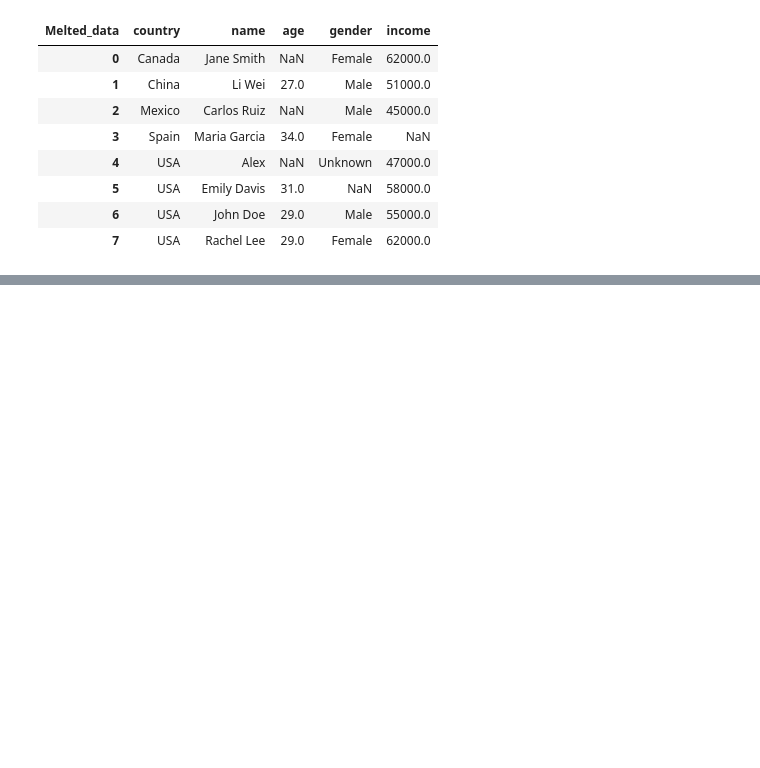
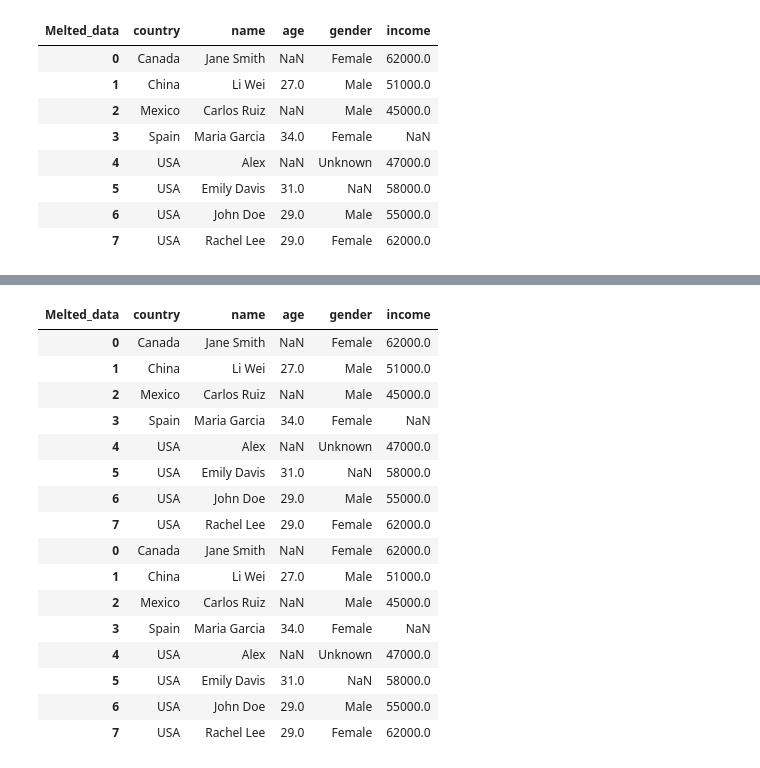
Before and after one commit to aneesi6247-lgtm/About-Data, a Jupyter notebook: Pandas_Tutorial.ipynb, the cells around one changed output, grey strips where cells are left out. Saved outputs shown, nothing was run; the diff lists cells and outputs as text; code cells hidden in the pictures; blank space fills up the shorter version.

```diff
--- a/Pandas_Tutorial.ipynb
+++ b/Pandas_Tutorial.ipynb
@@ -400,0 +438,25 @@ original
+# %%
+
+            # Data Concatenation
+
+# stacking the data fromes on top of each other (rows) or side by side (coloumns)
+
+pd.concat([original, original]) # row wise concatenation
+# %% [output]
+| Melted_data | country | name | age | gender | income |
+| 0 | Canada | Jane Smith | NaN | Female | 62000.0 |
+| 1 | China | Li Wei | 27.0 | Male | 51000.0 |
+| 2 | Mexico | Carlos Ruiz | NaN | Male | 45000.0 |
+| 3 | Spain | Maria Garcia | 34.0 | Female | NaN |
+| 4 | USA | Alex | NaN | Unknown | 47000.0 |
+| 5 | USA | Emily Davis | 31.0 | NaN | 58000.0 |
+| 6 | USA | John Doe | 29.0 | Male | 55000.0 |
+| 7 | USA | Rachel Lee | 29.0 | Female | 62000.0 |
+| 0 | Canada | Jane Smith | NaN | Female | 62000.0 |
+| 1 | China | Li Wei | 27.0 | Male | 51000.0 |
+| 2 | Mexico | Carlos Ruiz | NaN | Male | 45000.0 |
+| 3 | Spain | Maria Garcia | 34.0 | Female | NaN |
+| 4 | USA | Alex | NaN | Unknown | 47000.0 |
+| 5 | USA | Emily Davis | 31.0 | NaN | 58000.0 |
+| 6 | USA | John Doe | 29.0 | Male | 55000.0 |
+| 7 | USA | Rachel Lee | 29.0 | Female | 62000.0 |
```
Also changed, not shown: parts of 8 cells of this notebook, 3 other files.
